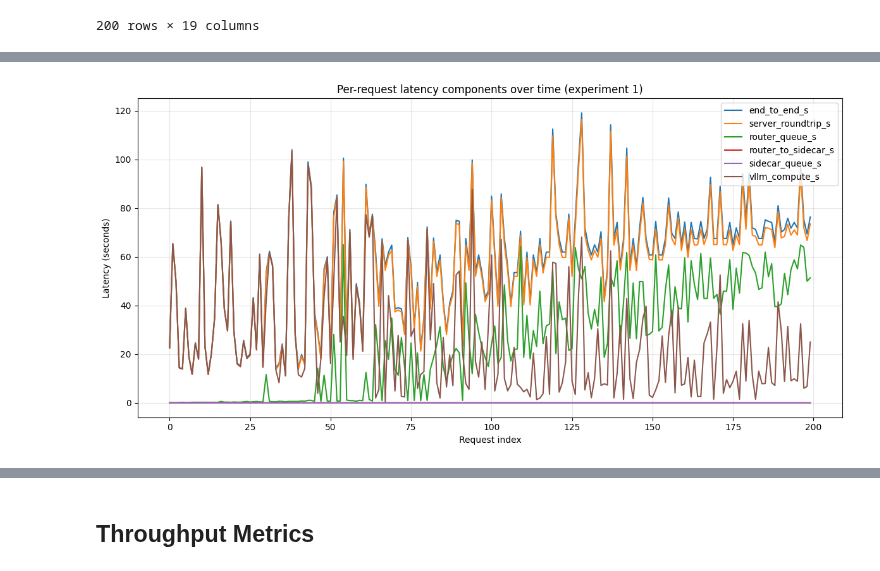
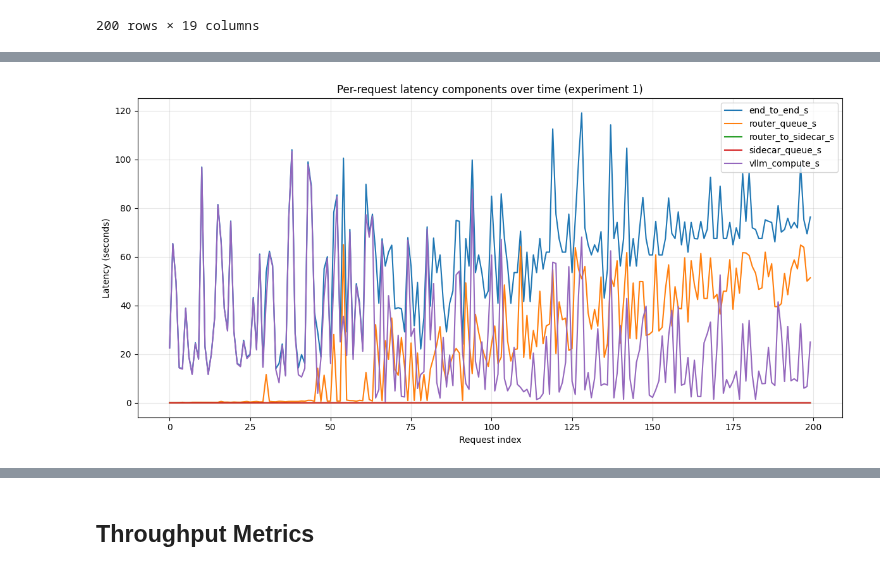
Before and after one commit to immengzi/LLM-LA, a Jupyter notebook: microservice/analysis.ipynb, the cells around one changed output, grey strips where cells are left out. Cells and saved outputs as stored; diff of their text form; code cells hidden in the pictures.

```diff
--- a/microservice/analysis.ipynb
+++ b/microservice/analysis.ipynb
@@ -103,35 +225,35 @@ exp_id = 1
 # ---------------------------
 
 # Load and order by request index (or any monotonic field you prefer)
 df = load_experiment_latencies(exp_id=exp_id).sort_values("idx").reset_index(drop=True)
 
 # X-axis: request index (0, 1, 2, ...)
 x = df["idx"]
 
 # Latency metrics to plot over time
 latency_cols = [
     "end_to_end_s",
-    "server_roundtrip_s",
+    # "server_roundtrip_s",
     "router_queue_s",
     "router_to_sidecar_s",
     "sidecar_queue_s",
     "vllm_compute_s",
 ]
 
 plt.figure(figsize=(12, 6))
 
 for col in latency_cols:
     if col in df.columns:
         plt.plot(x, df[col], label=col)
 
 plt.xlabel("Request index")
 plt.ylabel("Latency (seconds)")
 plt.title(f"Per-request latency components over time (experiment {exp_id})")
 plt.legend(loc="upper right")
 plt.grid(True, alpha=0.3)
 plt.tight_layout()
 # %% [output]
-[figure, old version]
+[figure, new version]
 # %%
 from experiment_analysis import load_experiment_latencies
 import matplotlib.pyplot as plt
```
Also changed, not shown: parts of 9 cells of this notebook, 13 other files.
